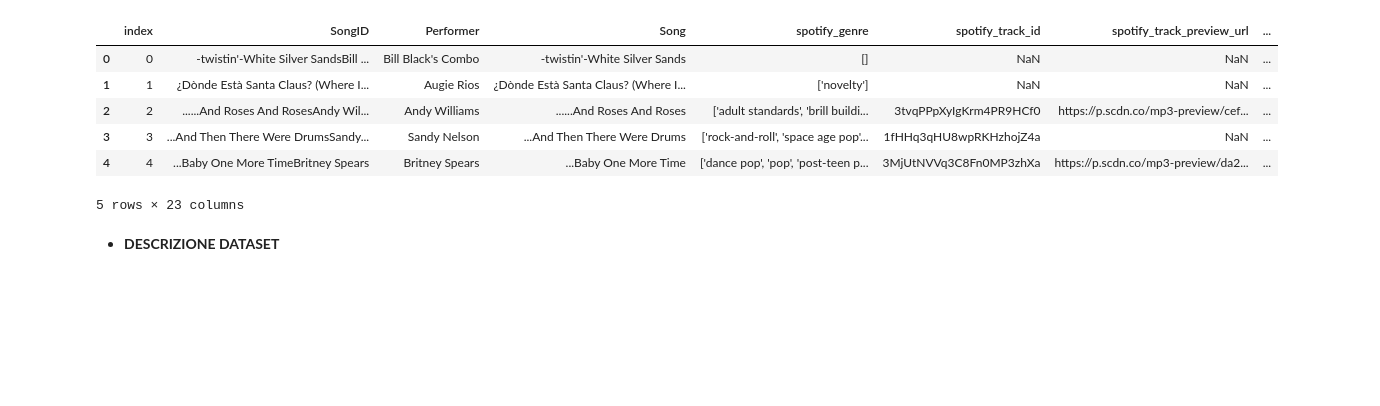
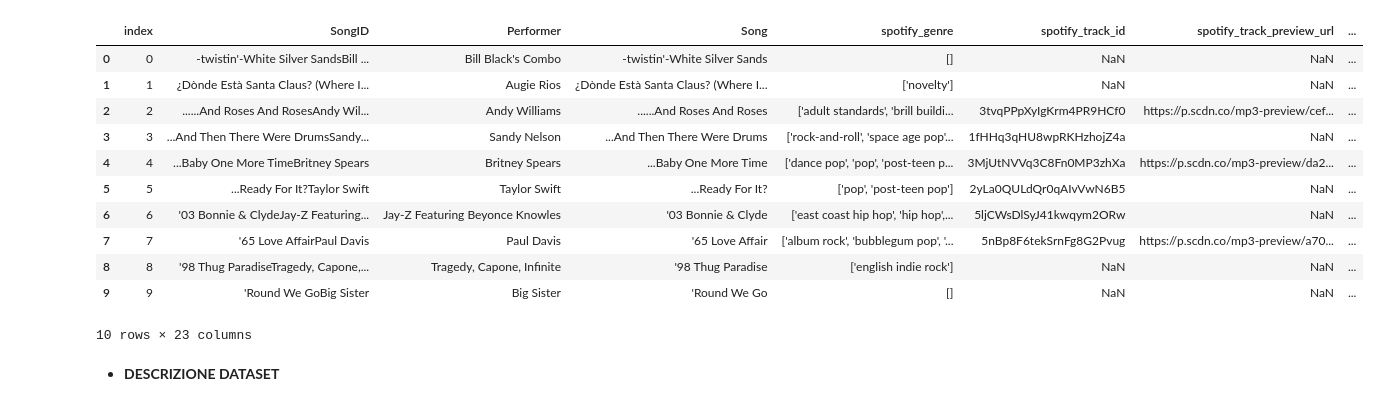
Before and after one commit to alelovo/Project_programming, a Jupyter notebook: project.ipynb, the cells around one changed output. Drawn from its saved outputs; the diff is of its cells as text; code cells hidden in the pictures; blank space fills up the shorter version.

```diff
--- a/project.ipynb
+++ b/project.ipynb
@@ -2,15 +2,20 @@
 import pandas as pd
 # %%
 billboard_df=pd.read_csv('Hot 100 Audio Features.csv')
-billboard_df.head(5)
+billboard_df.head(10)
 # %% [output]
 |  | index | SongID | Performer | Song | spotify_genre | spotify_track_id | spotify_track_preview_url | ... |
 | 0 | 0 | -twistin'-White Silver SandsBill ... | Bill Black's Combo | -twistin'-White Silver Sands | [] | NaN | NaN | ... |
 | 1 | 1 | ¿Dònde Està Santa Claus? (Where I... | Augie Rios | ¿Dònde Està Santa Claus? (Where I... | ['novelty'] | NaN | NaN | ... |
 | 2 | 2 | ......And Roses And RosesAndy Wil... | Andy Williams | ......And Roses And Roses | ['adult standards', 'brill buildi... | 3tvqPPpXyIgKrm4PR9HCf0 | https://p.scdn.co/mp3-preview/cef... | ... |
 | 3 | 3 | ...And Then There Were DrumsSandy... | Sandy Nelson | ...And Then There Were Drums | ['rock-and-roll', 'space age pop'... | 1fHHq3qHU8wpRKHzhojZ4a | NaN | ... |
 | 4 | 4 | ...Baby One More TimeBritney Spears | Britney Spears | ...Baby One More Time | ['dance pop', 'pop', 'post-teen p... | 3MjUtNVVq3C8Fn0MP3zhXa | https://p.scdn.co/mp3-preview/da2... | ... |
+| 5 | 5 | ...Ready For It?Taylor Swift | Taylor Swift | ...Ready For It? | ['pop', 'post-teen pop'] | 2yLa0QULdQr0qAIvVwN6B5 | NaN | ... |
+| 6 | 6 | '03 Bonnie & ClydeJay-Z Featuring... | Jay-Z Featuring Beyonce Knowles | '03 Bonnie & Clyde | ['east coast hip hop', 'hip hop',... | 5ljCWsDlSyJ41kwqym2ORw | NaN | ... |
+| 7 | 7 | '65 Love AffairPaul Davis | Paul Davis | '65 Love Affair | ['album rock', 'bubblegum pop', '... | 5nBp8F6tekSrnFg8G2Pvug | https://p.scdn.co/mp3-preview/a70... | ... |
+| 8 | 8 | '98 Thug ParadiseTragedy, Capone,... | Tragedy, Capone, Infinite | '98 Thug Paradise | ['english indie rock'] | NaN | NaN | ... |
+| 9 | 9 | 'Round We GoBig Sister | Big Sister | 'Round We Go | [] | NaN | NaN | ... |
-5 rows × 23 columns
+10 rows × 23 columns
 # %% [markdown]
 * **DESCRIZIONE DATASET**
 # %%
```
Also changed, not shown: parts of 3 cells of this notebook.
